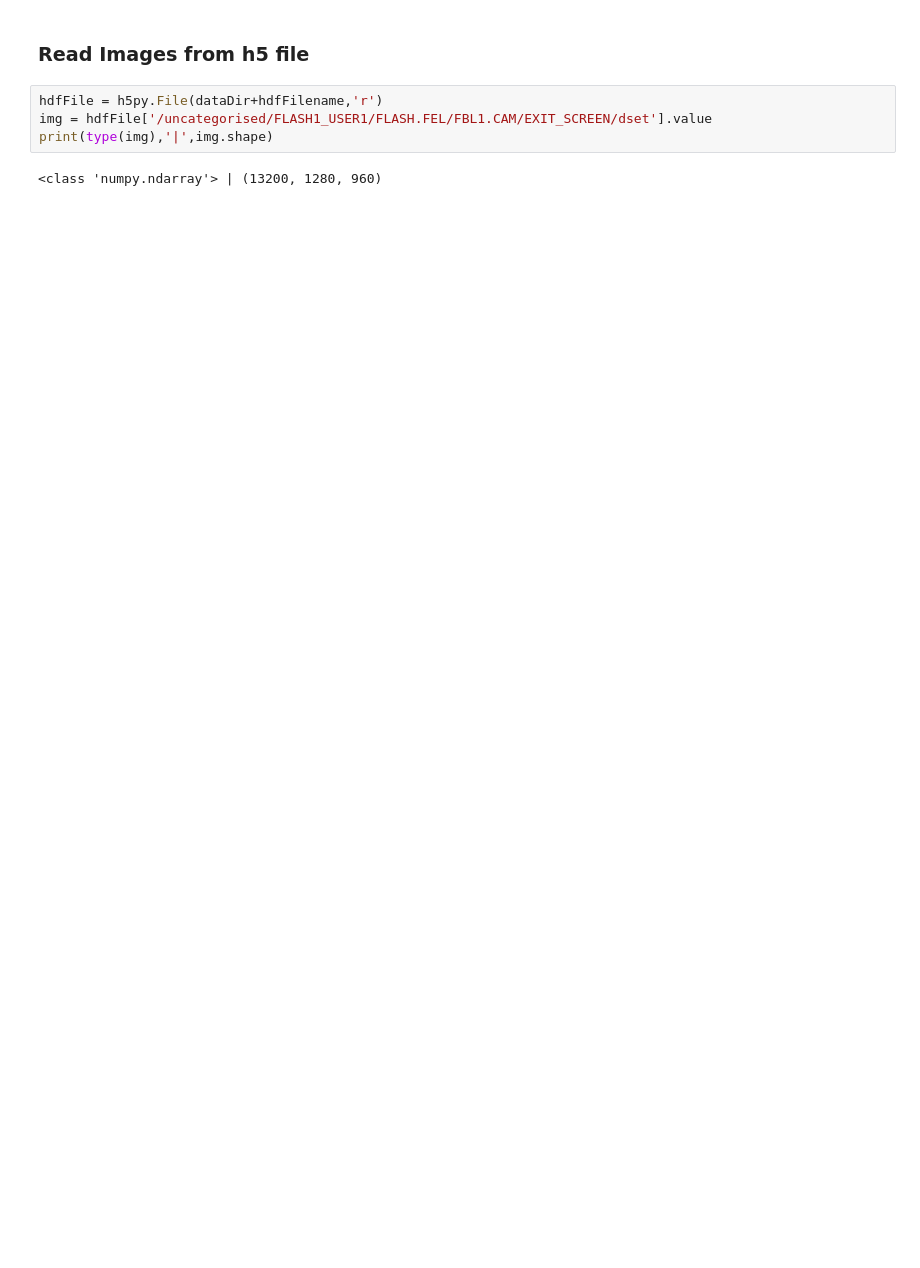
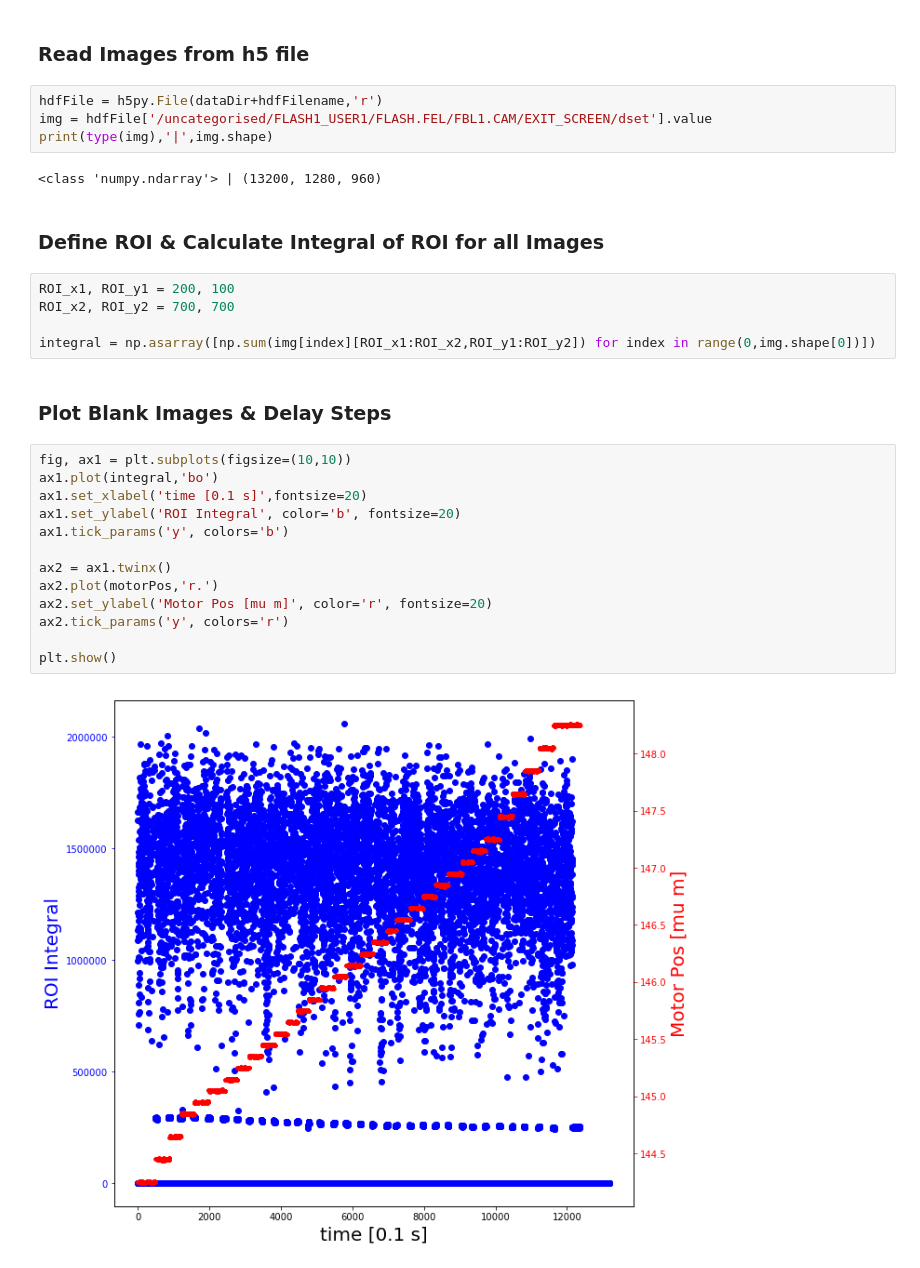
Before and after one commit to chrispassow/DESC-commissioning, a Jupyter notebook: fringes/DESC-fringe-scan.ipynb, the cells around one changed output. Drawn from its saved outputs; the diff is of its cells as text; blank space fills up the shorter version.

Commit message:
added lineout & find scan steps

```diff
--- a/fringes/DESC-fringe-scan.ipynb
+++ b/fringes/DESC-fringe-scan.ipynb
@@ -29,3 +53,27 @@ img = hdfFile['/uncategorised/FLASH1_USER1/FLASH.FEL/FBL1.CAM/EXIT_SCREEN/dset']
 print(type(img),'|',img.shape)
 # %% [output]
 <class 'numpy.ndarray'> | (13200, 1280, 960)
+# %% [markdown]
+### Define ROI & Calculate Integral of ROI for all Images
+# %%
+ROI_x1, ROI_y1 = 200, 100
+ROI_x2, ROI_y2 = 700, 700
+
+integral = np.asarray([np.sum(img[index][ROI_x1:ROI_x2,ROI_y1:ROI_y2]) for index in range(0,img.shape[0])])
+# %% [markdown]
+### Plot Blank Images & Delay Steps
+# %%
+fig, ax1 = plt.subplots(figsize=(10,10))
+ax1.plot(integral,'bo')
+ax1.set_xlabel('time [0.1 s]',fontsize=20)
+ax1.set_ylabel('ROI Integral', color='b', fontsize=20)
+ax1.tick_params('y', colors='b')
+
+ax2 = ax1.twinx()
+ax2.plot(motorPos,'r.')
+ax2.set_ylabel('Motor Pos [mu m]', color='r', fontsize=20)
+ax2.tick_params('y', colors='r')
+
+plt.show()
+# %% [output]
+[figure, added]
```
Also changed, not shown: parts of 16 cells of this notebook, 1 other file.
